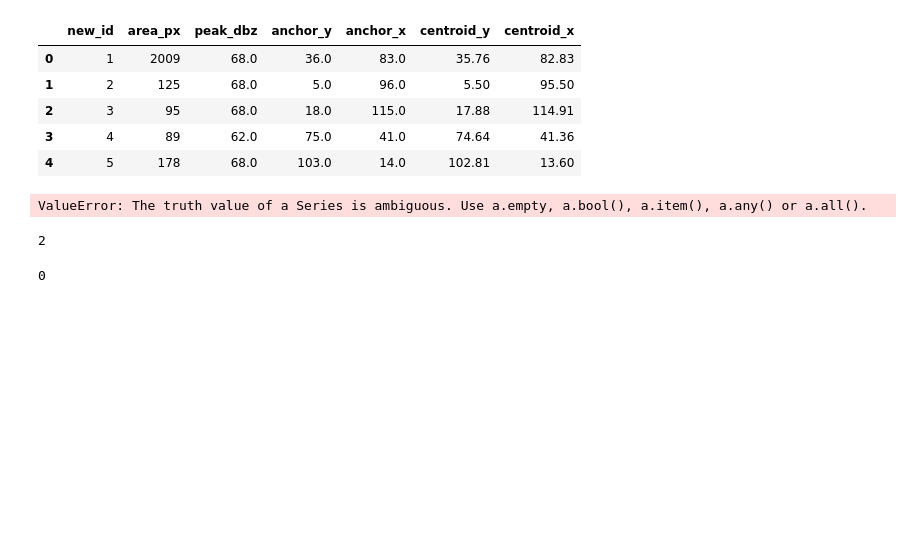
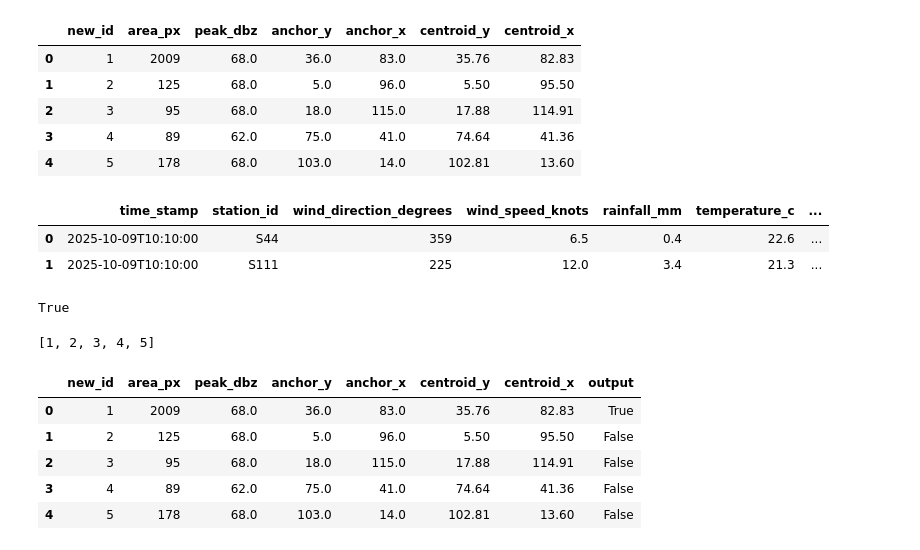
Before and after one commit to ShayneTan03/weather_app, a Jupyter notebook: backend/storm_object_detector/dev.ipynb, the cells around one changed output. Saved outputs shown, nothing was run; the diff lists cells and outputs as text; code cells hidden in the pictures; blank space fills up the shorter version.

Commit message:
finanlised components of storm object detector, working to build functional module next

```diff
--- a/backend/storm_object_detector/dev.ipynb
+++ b/backend/storm_object_detector/dev.ipynb
@@ -126,7 +126,7 @@ def metric_threshold_calc(
         # if multi station, average all
         else:
                 cols_to_avg = ["wind_speed_knots", "rainfall_mm", "temperature_c", "humidity_pct"]
-                mean_df = input_df[cols_to_avg].mean().to_frame().T
+                mean_df = input_df[cols_to_avg].mean()
 
                 if mean_df['wind_speed_knots'] >= wind_speed_threshold:
                         threshold_flags[0] = True
@@ -140,6 +140,27 @@ def metric_threshold_calc(
         if sum(threshold_flags) == 4:
                 res = True
         return res
+
+
+def storm_object_checker(
+        storm_id
+        ,possible_storm_grid
+
+        ,weather_data_df
+
+        # threshholds
+        ,wind_speed_threshold
+        ,rainfall_threshold
+        ,temperature_threshold
+        ,humidty_threshold
+):
+        curr_storm = storm_pixel_coordinates(storm_id, possible_storm_grid)
+
+        nearby_stations = pd.merge(weather_data_df,curr_storm,how='inner' , on = 'coord')
+
+        res = metric_threshold_calc(nearby_stations,wind_speed_threshold,rainfall_threshold,temperature_threshold,humidty_threshold)
+
+        return res
 # %%
 # take in grid and df, for each storm pull grid for that storm
 # then pull xy coord for every pixel in that storm
@@ -154,15 +175,29 @@ contain_station
 
 # metrics above threshold
 # pull first
-
-above = metric_threshold_calc(contain_station,8,2,25,90)
-above
 # %% [output]
-ValueError: The truth value of a Series is ambiguous. Use a.empty, a.bool(), a.item(), a.any() or a.all().
+|  | time_stamp | station_id | wind_direction_degrees | wind_speed_knots | rainfall_mm | temperature_c | ... |
+| 0 | 2025-10-09T10:10:00 | S44 | 359 | 6.5 | 0.4 | 22.6 | ... |
+| 1 | 2025-10-09T10:10:00 | S111 | 225 | 12.0 | 3.4 | 21.3 | ... |
 # %%
-contain_station.shape[0]
+above = metric_threshold_calc(contain_station,5,1,25,90)
+above
 # %% [output]
-2
+True
 # %%
+test= possible_storm_df['new_id'].unique().tolist()
+test
 # %% [output]
-0
+[1, 2, 3, 4, 5]
+# %%
+test = possible_storm_df
+# %%
+test['output'] = test['new_id'].apply(lambda x: storm_object_checker(x,possible_storm_grid,dummy_data,5,1,25,90))
+test
+# %% [output]
+|  | new_id | area_px | peak_dbz | anchor_y | anchor_x | centroid_y | centroid_x | output |
+| 0 | 1 | 2009 | 68.0 | 36.0 | 83.0 | 35.76 | 82.83 | True |
+| 1 | 2 | 125 | 68.0 | 5.0 | 96.0 | 5.50 | 95.50 | False |
+| 2 | 3 | 95 | 68.0 | 18.0 | 115.0 | 17.88 | 114.91 | False |
+| 3 | 4 | 89 | 62.0 | 75.0 | 41.0 | 74.64 | 41.36 | False |
+| 4 | 5 | 178 | 68.0 | 103.0 | 14.0 | 102.81 | 13.60 | False |
```
